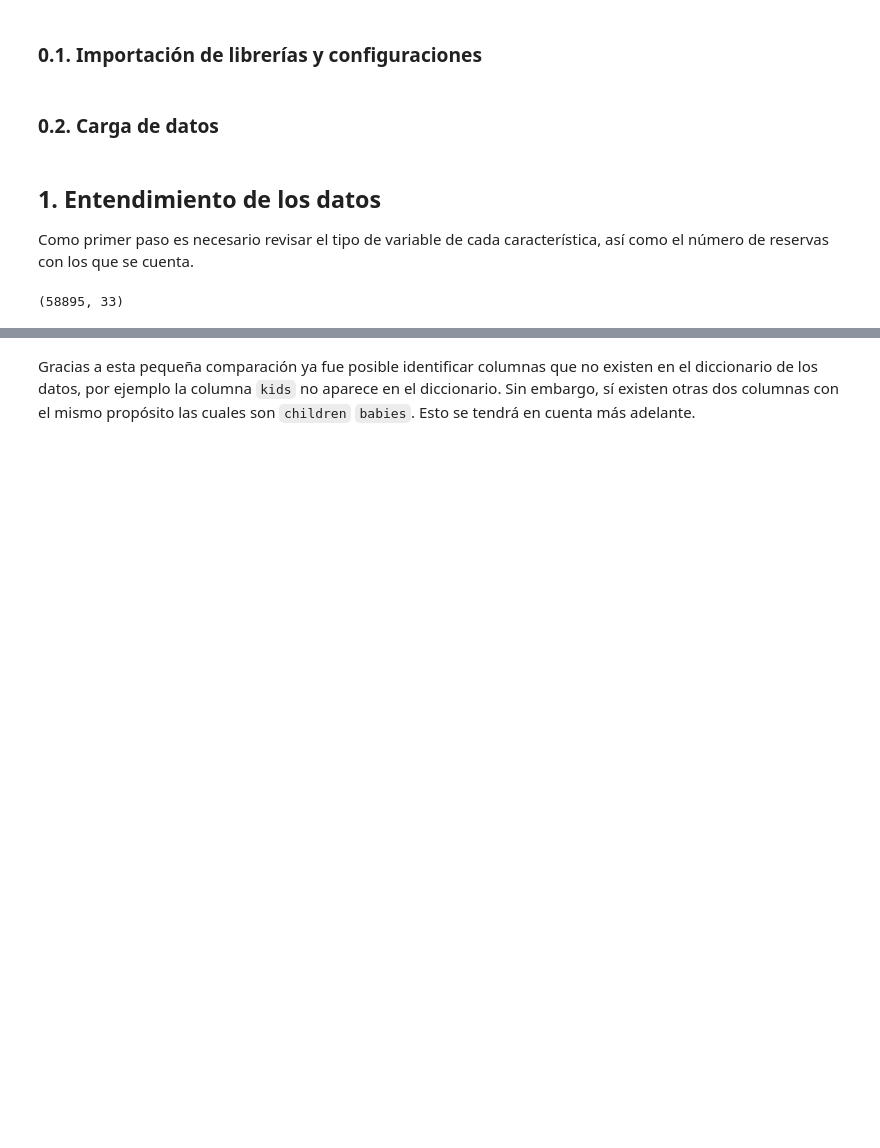
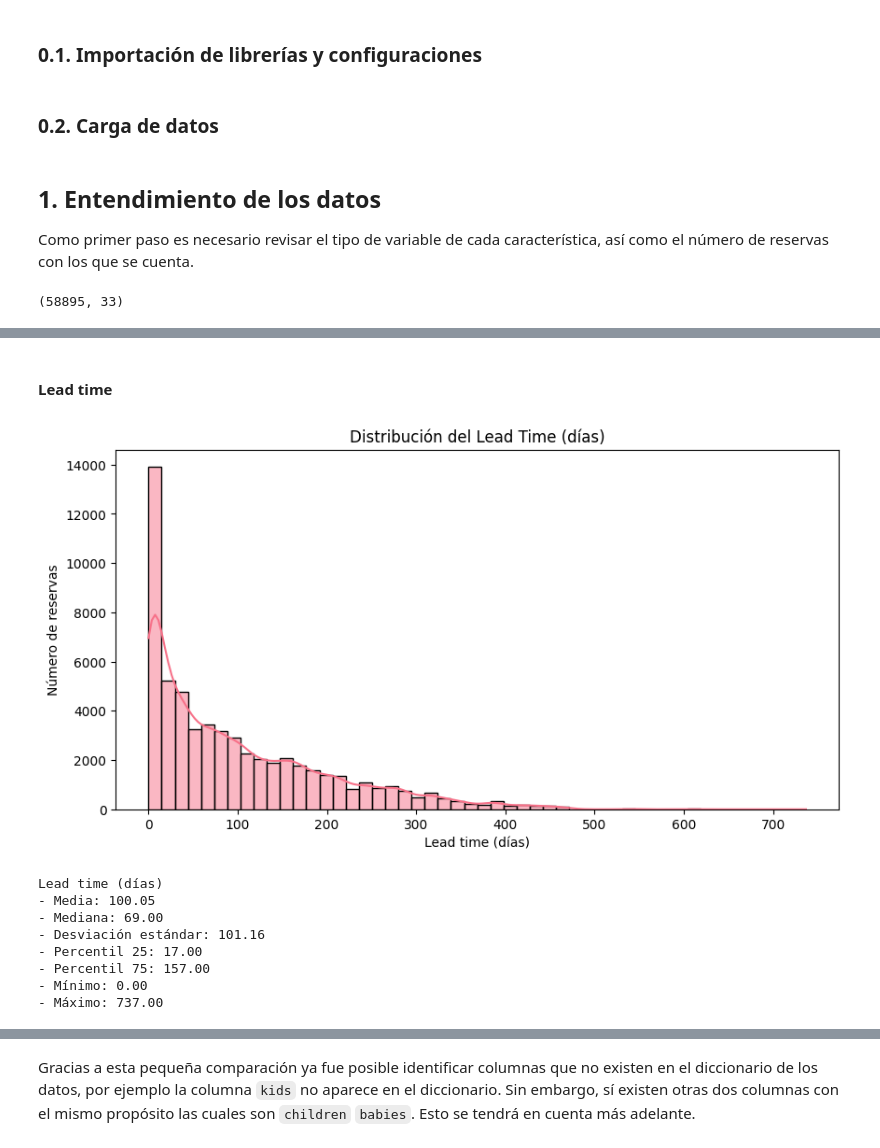
Before and after one commit to David-Fuq/Uniandes-Ciencia-Datos-Taller1, a Jupyter notebook: EDA.ipynb, the cells around one changed output, grey strips where cells are left out. Saved outputs shown, nothing was run; the diff lists cells and outputs as text; code cells hidden in the pictures; blank space fills up the shorter version.

```diff
--- a/EDA.ipynb
+++ b/EDA.ipynb
@@ -67,0 +107,15 @@ Gracias al diccionario, es posible identificar las variables categóricas y num
+# %%
+# Función para imprimir resumen
+def resumen_variable(df, col, nombre):
+    valores = df[col].dropna()
+    print(f"\n{nombre}")
+    print(f"- Media: {valores.mean():.2f}")
+    print(f"- Mediana: {valores.median():.2f}")
+    print(f"- Desviación estándar: {valores.std():.2f}")
+    print(f"- Percentil 25: {np.percentile(valores, 25):.2f}")
+    print(f"- Percentil 75: {np.percentile(valores, 75):.2f}")
+    print(f"- Mínimo: {valores.min():.2f}")
+    print(f"- Máximo: {valores.max():.2f}")
+    if col == "group_size":
+        moda = valores.mode().iloc[0]
+        print(f"- Moda: {moda}")
@@ -67,0 +144,21 @@ Gracias al diccionario, es posible identificar las variables categóricas y num
+# %% [markdown]
+#### Lead time
+# %%
+plt.figure(figsize=(10,5))
+sns.histplot(hotels_df["lead_time"], bins=50, kde=True)
+plt.title("Distribución del Lead Time (días)")
+plt.xlabel("Lead time (días)")
+plt.ylabel("Número de reservas")
+plt.show()
+
+resumen_variable(hotels_df, "lead_time", "Lead time (días)")
+# %% [output]
+[figure, added]
+Lead time (días)
+- Media: 100.05
+- Mediana: 69.00
+- Desviación estándar: 101.16
+- Percentil 25: 17.00
+- Percentil 75: 157.00
+- Mínimo: 0.00
+- Máximo: 737.00
```
Also changed, not shown: parts of 41 cells of this notebook.
